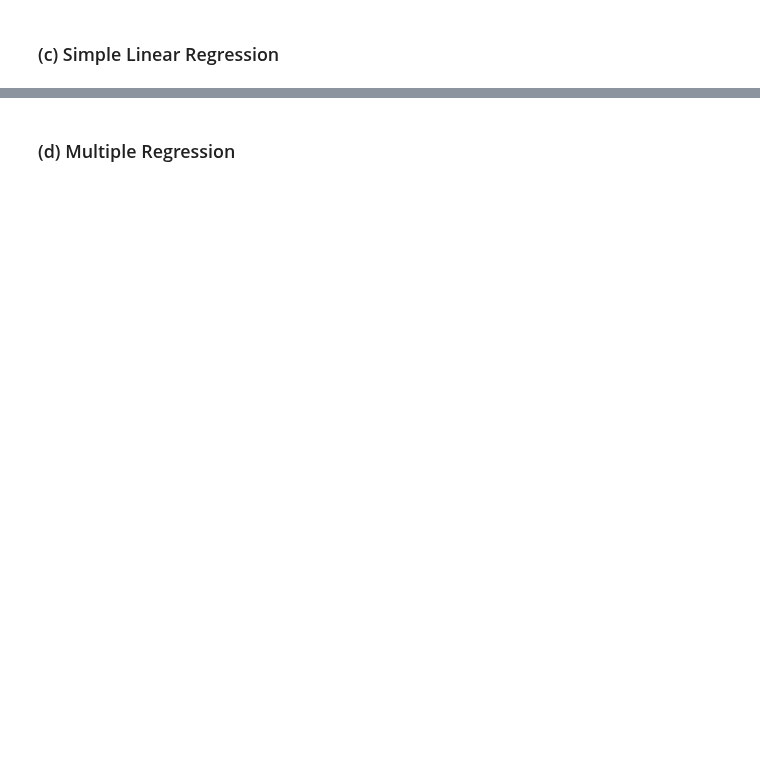
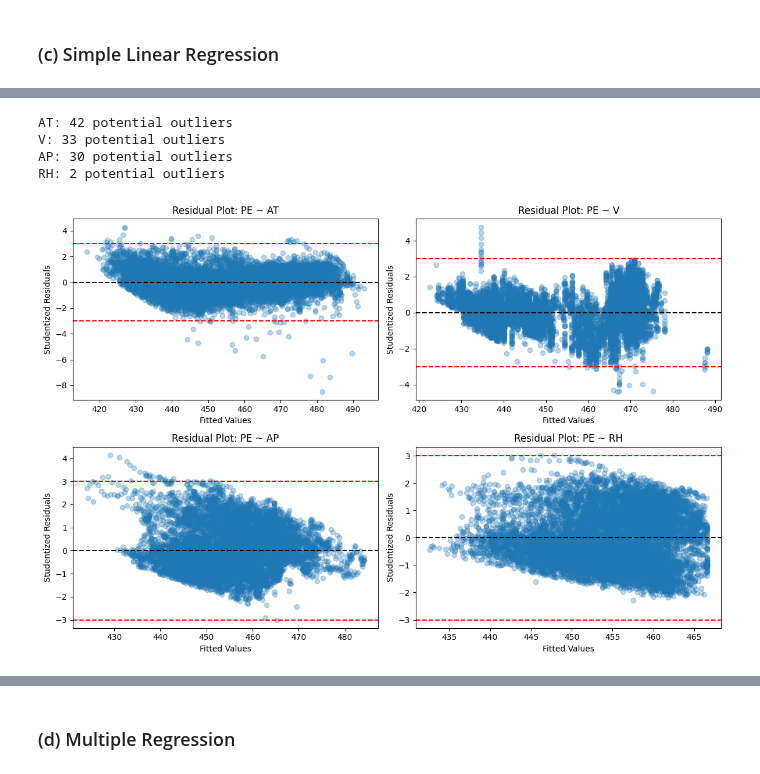
Before and after one commit to xd11997/DSCI552-HW, a Jupyter notebook: HW2/Last_First_HW2.ipynb, the cells around one changed output, grey strips where cells are left out. Saved outputs shown, nothing was run; the diff lists cells and outputs as text; code cells hidden in the pictures; blank space fills up the shorter version.

```diff
--- a/HW2/Last_First_HW2.ipynb
+++ b/HW2/Last_First_HW2.ipynb
@@ -28,0 +132,35 @@ Get the Cycle Power Plant Data Set
+# %%
+fig, axes = plt.subplots(2, 2, figsize=(12, 8))
+axes = axes.flatten()
+
+for i, predictor in enumerate(predictors):
+    model = models[predictor]
+
+    influence = model.get_influence()
+    studentized_residuals = influence.resid_studentized_external
+
+    axes[i].scatter(
+        model.fittedvalues,
+        studentized_residuals,
+        alpha=0.3
+    )
+
+    axes[i].axhline(0, color='black', linestyle='--')
+    axes[i].axhline(3, color='red', linestyle='--')
+    axes[i].axhline(-3, color='red', linestyle='--')
+
+    axes[i].set_xlabel('Fitted Values')
+    axes[i].set_ylabel('Studentized Residuals')
+    axes[i].set_title(f'Residual Plot: PE ~ {predictor}')
+
+    n_outliers = np.sum(np.abs(studentized_residuals) > 3)
+    print(f'{predictor}: {n_outliers} potential outliers')
+
+plt.tight_layout()
+plt.show()
+# %% [output]
+AT: 42 potential outliers
+V: 33 potential outliers
+AP: 30 potential outliers
+RH: 2 potential outliers
+[figure, added]
```
Also changed, not shown: parts of 60 cells of this notebook, 1 other file.
